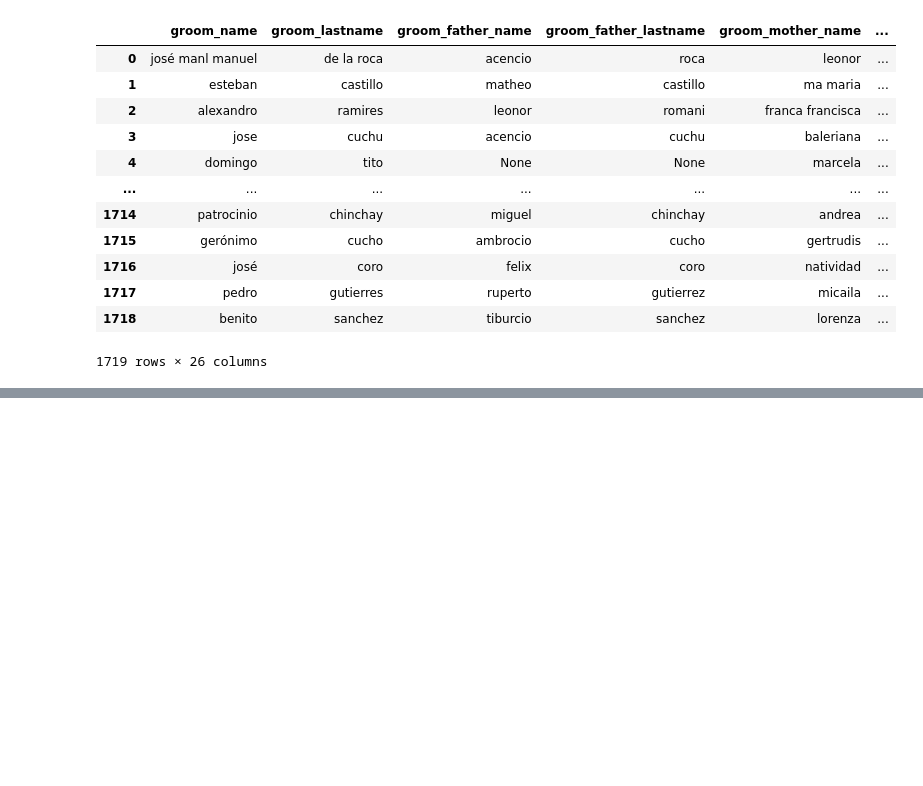
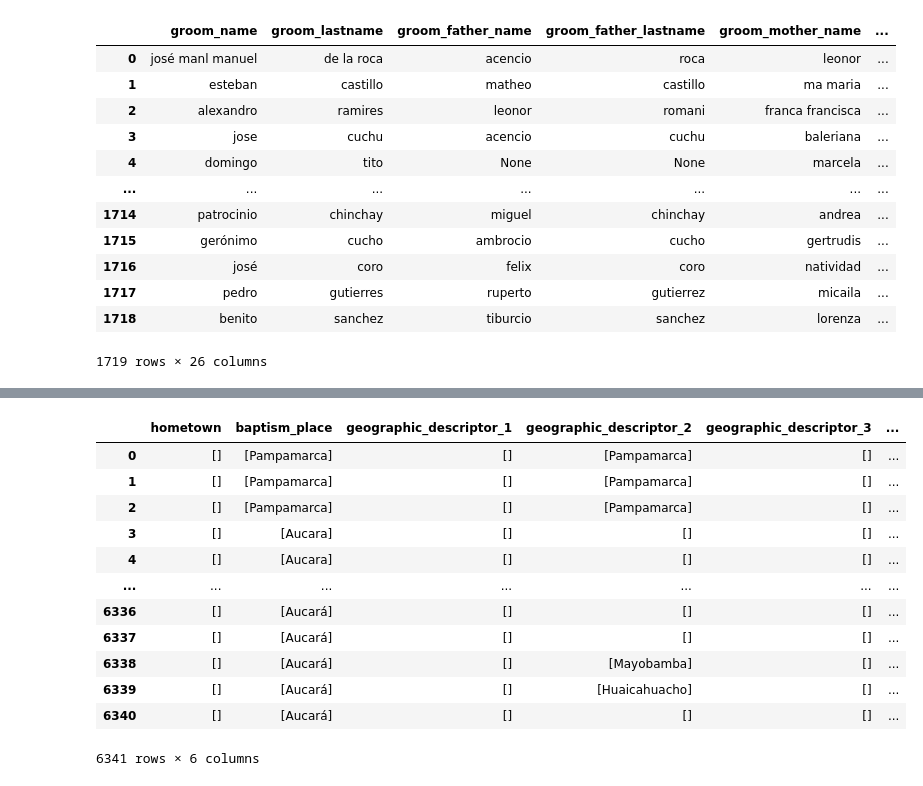
Before and after one commit to UCSB-AMPLab/sondondo, a Jupyter notebook: project_code/dataCleaning.ipynb, the cells around one changed output, grey strips where cells are left out. Drawn from its saved outputs; the diff is of its cells as text; code cells hidden in the pictures; blank space fills up the shorter version.

```diff
--- a/project_code/dataCleaning.ipynb
+++ b/project_code/dataCleaning.ipynb
@@ -364,0 +373,26 @@ MATRIMONIOS_HARMONIZED[matrimonios_names_columns]
+# %%
+place_columns = [
+    'hometown', 'baptism_place', 'geographic_descriptor_1',
+        'geographic_descriptor_2', 'geographic_descriptor_3',
+        'geographic_descriptor_4'
+]
+
+for col in place_columns:
+    if col in BAUTISMOS_HARMONIZED.columns:
+        BAUTISMOS_HARMONIZED[col] = extractor.extract_places_per_row(BAUTISMOS_HARMONIZED[col])
+
+BAUTISMOS_HARMONIZED[place_columns]
+# %% [output]
+|  | hometown | baptism_place | geographic_descriptor_1 | geographic_descriptor_2 | geographic_descriptor_3 | ... |
+| 0 | [] | [Pampamarca] | [] | [Pampamarca] | [] | ... |
+| 1 | [] | [Pampamarca] | [] | [Pampamarca] | [] | ... |
+| 2 | [] | [Pampamarca] | [] | [Pampamarca] | [] | ... |
+| 3 | [] | [Aucara] | [] | [] | [] | ... |
+| 4 | [] | [Aucara] | [] | [] | [] | ... |
+| ... | ... | ... | ... | ... | ... | ... |
+| 6336 | [] | [Aucará] | [] | [] | [] | ... |
+| 6337 | [] | [Aucará] | [] | [] | [] | ... |
+| 6338 | [] | [Aucará] | [] | [Mayobamba] | [] | ... |
+| 6339 | [] | [Aucará] | [] | [Huaicahuacho] | [] | ... |
+| 6340 | [] | [Aucará] | [] | [] | [] | ... |
+6341 rows × 6 columns
```
Also changed, not shown: parts of 6 cells of this notebook.
